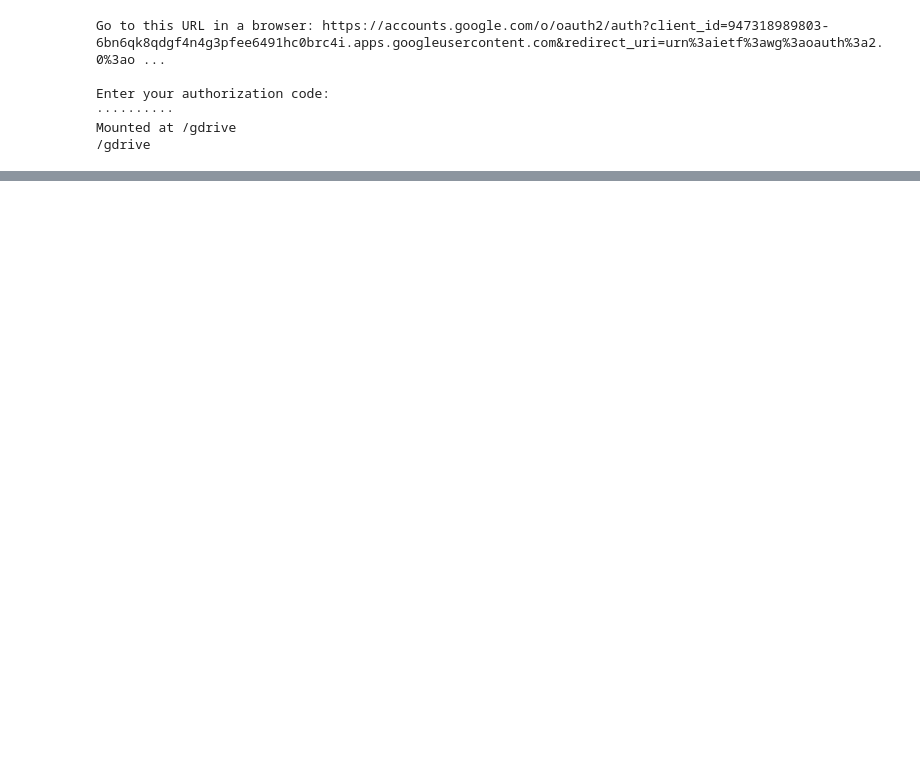
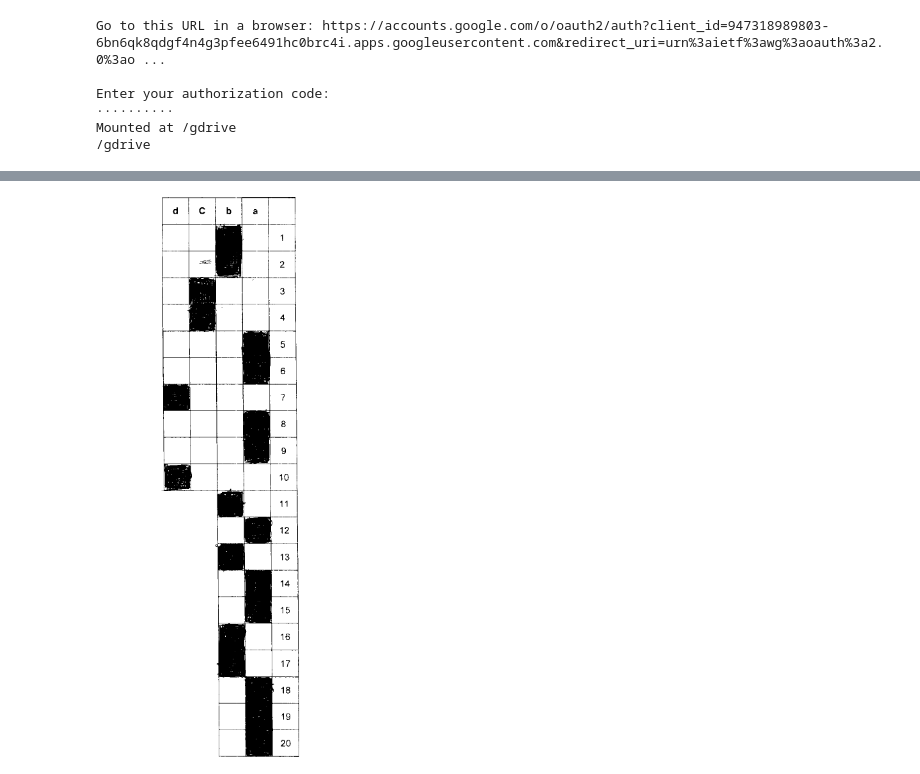
Before and after one commit to alura-cursos/Visao_computacional-OMR, a Jupyter notebook: correcao_prova.ipynb, the cells around one changed output, grey strips where cells are left out. Drawn from its saved outputs; the diff is of its cells as text; code cells hidden in the pictures; blank space fills up the shorter version.

```diff
--- a/correcao_prova.ipynb
+++ b/correcao_prova.ipynb
@@ -29,4 +13,0 @@ def abrir_imagem(img_caminho):
-# %%
-caminho_absoluto = lambda img_nome:"My Drive/Curso-OMR/images-test/"+img_nome
-nome_imagem = "teste1.png"
-imagem = abrir_imagem(caminho_absoluto(nome_imagem))
@@ -217,0 +14,13 @@ cv2_imshow(questao)
+# %%
+def abrir_imagem(img_caminho):
+
+    imagem = cv2.imread(img_caminho)
+
+    if imagem is None:
+        raise NameError("O OpenCV não conseguiu abrir a imagem, verifique o caminho.")
+
+    return imagem
+# %%
+caminho_absoluto = lambda nome_imagem: "My Drive/Curso-OMR/images-test/"+nome_imagem
+nome_imagem = "teste0.png"
+imagem = abrir_imagem(caminho_absoluto(nome_imagem))
@@ -217,0 +35,10 @@ cv2_imshow(questao)
+# %%
+img_gray = cv2.cvtColor(imagem, cv2.COLOR_BGR2GRAY)
+
+thres, img_binaria = cv2.threshold(img_gray, 0, 255, cv2.THRESH_BINARY+cv2.THRESH_OTSU)
+# %%
+from google.colab.patches import cv2_imshow
+
+cv2_imshow(img_binaria)
+# %% [output]
+[figure, added]
```
Also changed, not shown: parts of 35 cells of this notebook.
